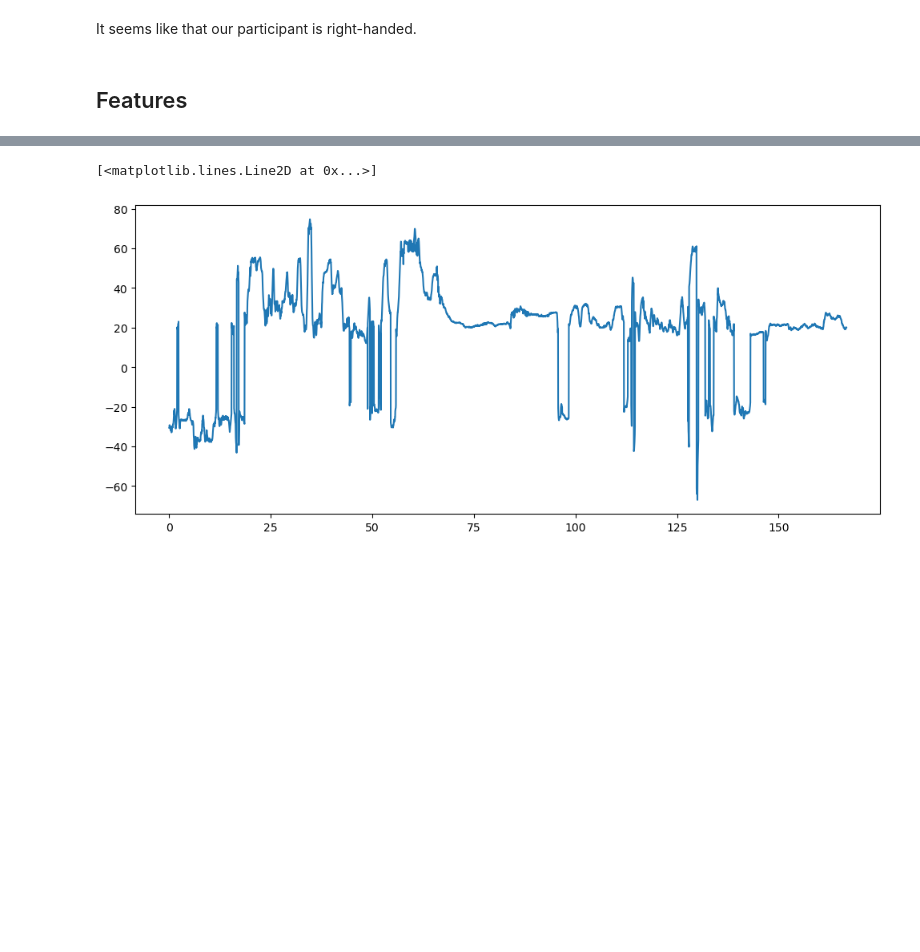
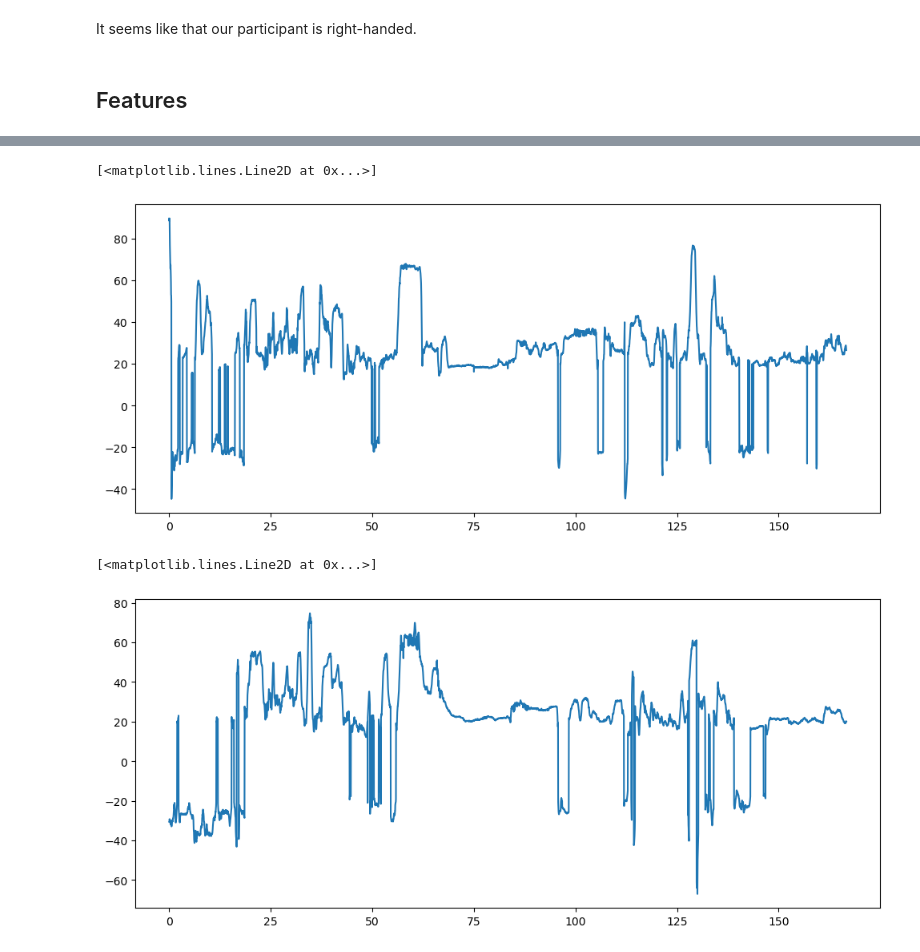
Before and after one commit to FranklinLeong/dexterity_assessment_CL, a Jupyter notebook: src/exploratory copie.ipynb, the cells around one changed output, grey strips where cells are left out. Saved outputs shown, nothing was run; the diff lists cells and outputs as text; code cells hidden in the pictures; blank space fills up the shorter version.

Commit message:
Add right joints movements

```diff
--- a/src/exploratory copie.ipynb
+++ b/src/exploratory copie.ipynb
@@ -197,6 +197,40 @@ for i in range(len(N)):
         angle[i] = -angle[i]
 
 df['leftshoulder_flex'] = angle
+# %%
+A = df['rightshoulder'] - df['leftshoulder']
+B = df['rightshoulder'] - df['righthip']
+D = df['rightshoulder'] - df['rightelbow']
+
+B_u = [unit_vector(b) for b in B]
+D_u = [unit_vector(d) for d in D]
+N = [np.cross(b, a) for a, b in zip(A, B)]
+
+# d projection
+N2 = [np.cross(n, b) for n, b in zip(N, B)]
+# finding norm of the vector N2
+N2_norm = [np.linalg.norm(n) for n in N2]
+D_proj = [d - unit_vector((np.dot(d, n)/norm**2)*n) for d, n, norm in zip(D_u, N2, N2_norm)]
+
+angle = [np.dot(d, b) for d, b in zip(D_proj, B_u)]
+angle = -np.arccos(angle)*180/np.pi
+
+# To define if it is flexion or extension
+N_behind = [np.cross(a, b) for a, b in zip(A, B)]
+for i in range(len(N)):
+    norm_front = np.linalg.norm(D_proj[i] - N[i])
+    norm_behind = np.linalg.norm(D_proj[i] - N_behind[i])
+
+    if norm_behind < norm_front:
+        angle[i] = -angle[i]
+
+df['rightshoulder_flex'] = angle
+# %%
+plt.figure( figsize = (12,5))
+plt.plot(df['time'], df['rightshoulder_flex'])
+# %% [output]
+[<matplotlib.lines.Line2D at 0x...>]
+[figure, added]
 # %%
 plt.figure( figsize = (12,5))
 plt.plot(df['time'], df['leftshoulder_flex'])
```
Also changed, not shown: parts of 5 cells of this notebook.
